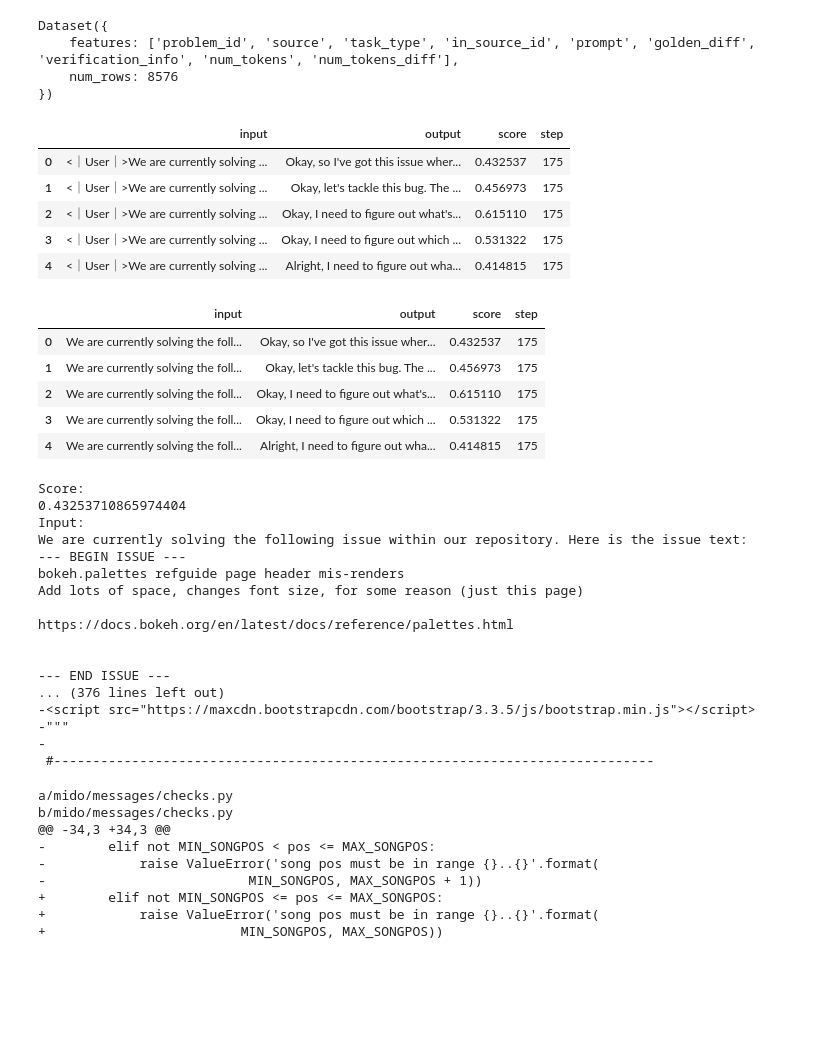
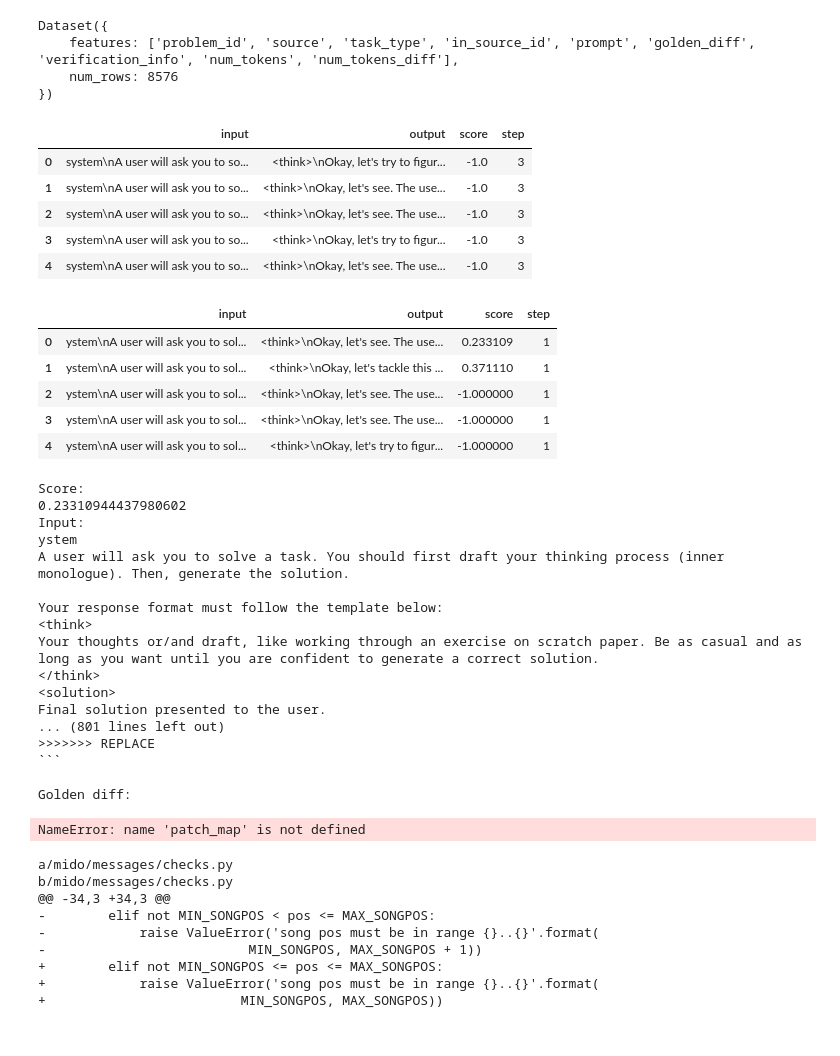
Before and after one commit to rasdani/verl, a Jupyter notebook: rollouts.ipynb, the cells around one changed output. Drawn from its saved outputs; the diff is of its cells as text; code cells hidden in the pictures; blank space fills up the shorter version.

Commit message:
train swe-rl 8b

````diff
--- a/rollouts.ipynb
+++ b/rollouts.ipynb
@@ -132,28 +132,29 @@ snapshot_download(
 # %%
 # train_rollout_dir = "~/persistent/rollouts/deepseek_r1_7b_gh_patches_2k_fixed_reward/train"
 # train_rollout_dir = "rollouts/deepseek_r1_qwen3_8b_swe_smith_oracle_4k/train"
-rollout_path = "rollouts/deepseek_r1_7b_gh_patches_2k_fixed_reward/train/175.jsonl"
+# rollout_path = "rollouts/deepseek_r1_7b_gh_patches_2k_fixed_reward/train/175.jsonl"
 # rollout_path = "rollouts/deepseek_r1_qwen3_8b_swe_smith_oracle_4k/train/39.jsonl"
+rollout_path = "~/persistent/rollouts/qwen3_8b_swe_rl_8k/train/3.jsonl"
 df = pd.read_json(rollout_path, lines=True)
 df.head()
 # %% [output]
 |  | input | output | score | step |
-| 0 | <｜User｜>We are currently solving ... | Okay, so I've got this issue wher... | 0.432537 | 175 |
-| 1 | <｜User｜>We are currently solving ... | Okay, let's tackle this bug. The ... | 0.456973 | 175 |
-| 2 | <｜User｜>We are currently solving ... | Okay, I need to figure out what's... | 0.615110 | 175 |
-| 3 | <｜User｜>We are currently solving ... | Okay, I need to figure out which ... | 0.531322 | 175 |
-| 4 | <｜User｜>We are currently solving ... | Alright, I need to figure out wha... | 0.414815 | 175 |
+| 0 | system\nA user will ask you to so... | <think>\nOkay, let's try to figur... | -1.0 | 3 |
+| 1 | system\nA user will ask you to so... | <think>\nOkay, let's see. The use... | -1.0 | 3 |
+| 2 | system\nA user will ask you to so... | <think>\nOkay, let's see. The use... | -1.0 | 3 |
+| 3 | system\nA user will ask you to so... | <think>\nOkay, let's try to figur... | -1.0 | 3 |
+| 4 | system\nA user will ask you to so... | <think>\nOkay, let's see. The use... | -1.0 | 3 |
 # %%
 df["input"] = df.apply(lambda x: x["input"].lstrip("<｜User｜>").rstrip("<｜Assistant｜>").strip(), axis=1)
 df["input"] = df.apply(lambda x: x["input"].rstrip("<｜Assistant｜><think>").strip(), axis=1)
 df.head()
 # %% [output]
 |  | input | output | score | step |
-| 0 | We are currently solving the foll... | Okay, so I've got this issue wher... | 0.432537 | 175 |
-| 1 | We are currently solving the foll... | Okay, let's tackle this bug. The ... | 0.456973 | 175 |
-| 2 | We are currently solving the foll... | Okay, I need to figure out what's... | 0.615110 | 175 |
-| 3 | We are currently solving the foll... | Okay, I need to figure out which ... | 0.531322 | 175 |
-| 4 | We are currently solving the foll... | Alright, I need to figure out wha... | 0.414815 | 175 |
+| 0 | ystem\nA user will ask you to sol... | <think>\nOkay, let's see. The use... | 0.233109 | 1 |
+| 1 | ystem\nA user will ask you to sol... | <think>\nOkay, let's tackle this ... | 0.371110 | 1 |
+| 2 | ystem\nA user will ask you to sol... | <think>\nOkay, let's see. The use... | -1.000000 | 1 |
+| 3 | ystem\nA user will ask you to sol... | <think>\nOkay, let's see. The use... | -1.000000 | 1 |
+| 4 | ystem\nA user will ask you to sol... | <think>\nOkay, let's try to figur... | -1.000000 | 1 |
 # %%
 idx = 0
 print("Score:")
@@ -185,22 +186,23 @@ print(minimal_golden_patch)
 # print(joined)
 # %% [output]
 Score:
-0.43253710865974404
+0.23310944437980602
 Input:
-We are currently solving the following issue within our repository. Here is the issue text:
---- BEGIN ISSUE ---
-bokeh.palettes refguide page header mis-renders
-Add lots of space, changes font size, for some reason (just this page)
+ystem
+A user will ask you to solve a task. You should first draft your thinking process (inner monologue). Then, generate the solution.
 
-https://docs.bokeh.org/en/latest/docs/reference/palettes.html
+Your response format must follow the template below:
+<think>
+Your thoughts or/and draft, like working through an exercise on scratch paper. Be as casual and as long as you want until you are confident to generate a correct solution.
+</think>
+<solution>
+Final solution presented to the user.
+... (801 lines left out)
+>>>>>>> REPLACE
+```
 
-
---- END ISSUE ---
-... (376 lines left out)
--<script src="https://maxcdn.bootstrapcdn.com/bootstrap/3.3.5/js/bootstrap.min.js"></script>
--"""
--
- #-----------------------------------------------------------------------------
+Golden diff:
+NameError: name 'patch_map' is not defined
 # %%
 from unidiff import PatchSet
 
````
Also changed, not shown: 2 other files.
